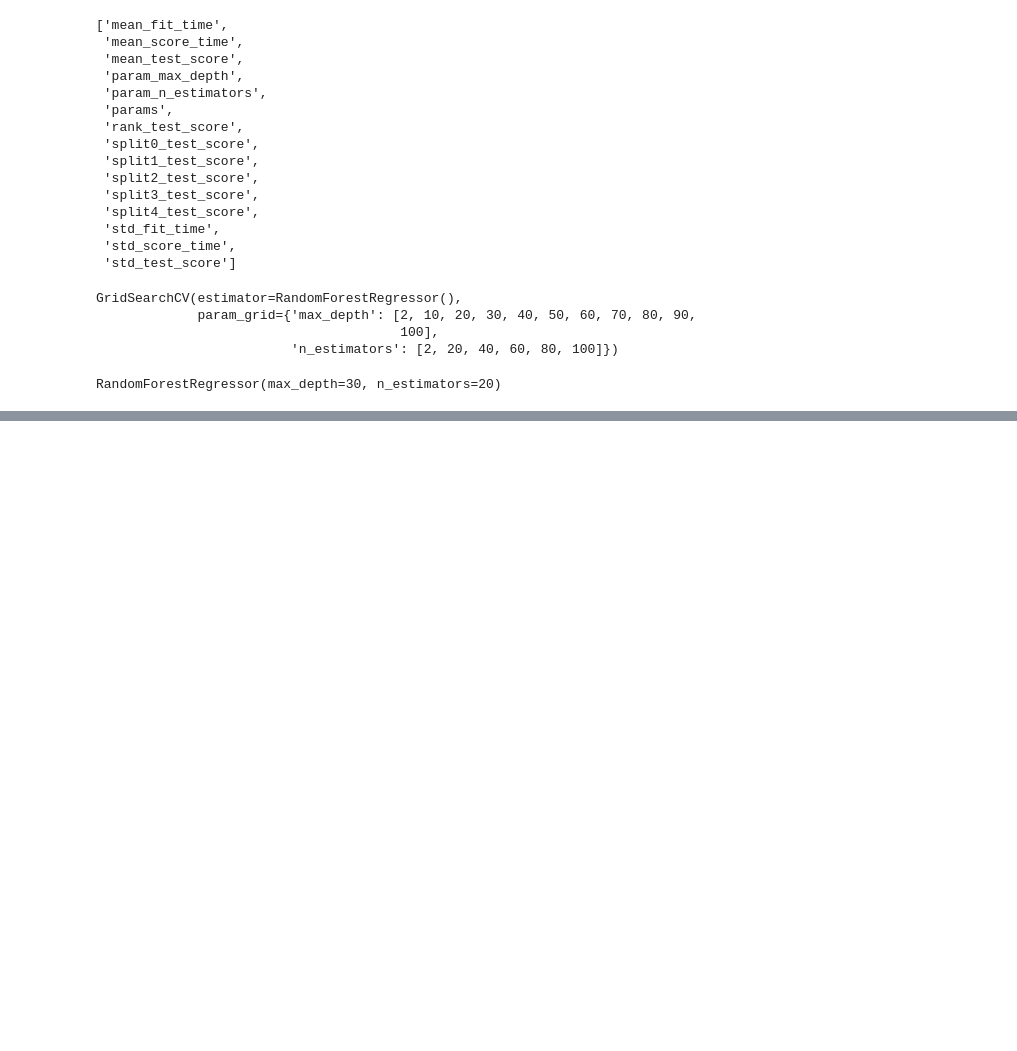
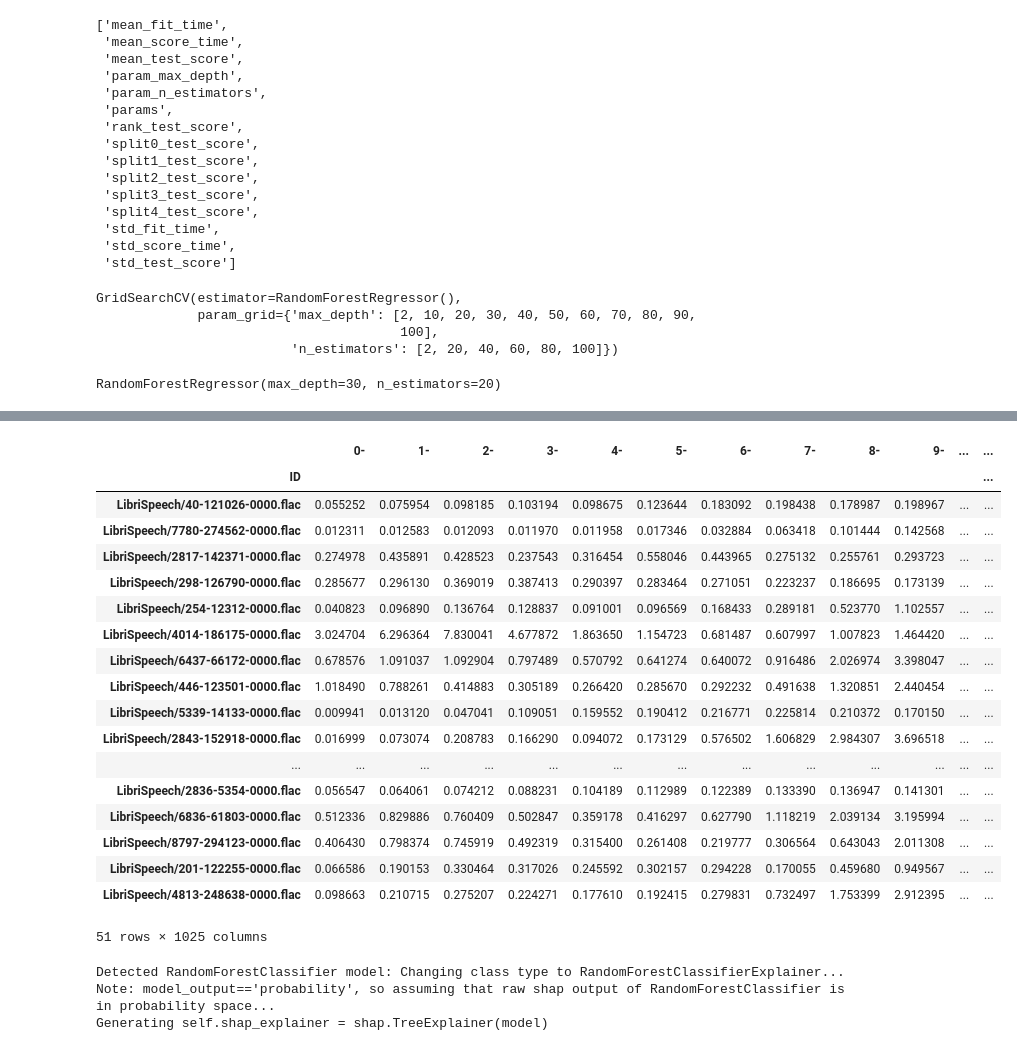
Before and after one commit to corentinpla/hackathon-statup-2022, a Jupyter notebook: Reconnaissance Femme_Homme/Notebook_test_Paul.ipynb, the cells around one changed output, grey strips where cells are left out. Cells and saved outputs as stored; diff of their text form; code cells hidden in the pictures; blank space fills up the shorter version.

```diff
--- a/Reconnaissance Femme_Homme/Notebook_test_Paul.ipynb
+++ b/Reconnaissance Femme_Homme/Notebook_test_Paul.ipynb
@@ -275,0 +219,30 @@ data
+# %%
+X_test=data[data['ORIGIN-']=='TEST'].drop(columns=['SEXE-','ORIGIN-'])
+X_test
+# %% [output]
+|  | 0- | 1- | 2- | 3- | 4- | 5- | 6- | 7- | 8- | 9- | ... | ... |
+| ID |  |  |  |  |  |  |  |  |  |  |  | ... |
+| LibriSpeech/40-121026-0000.flac | 0.055252 | 0.075954 | 0.098185 | 0.103194 | 0.098675 | 0.123644 | 0.183092 | 0.198438 | 0.178987 | 0.198967 | ... | ... |
+| LibriSpeech/7780-274562-0000.flac | 0.012311 | 0.012583 | 0.012093 | 0.011970 | 0.011958 | 0.017346 | 0.032884 | 0.063418 | 0.101444 | 0.142568 | ... | ... |
+| LibriSpeech/2817-142371-0000.flac | 0.274978 | 0.435891 | 0.428523 | 0.237543 | 0.316454 | 0.558046 | 0.443965 | 0.275132 | 0.255761 | 0.293723 | ... | ... |
+| LibriSpeech/298-126790-0000.flac | 0.285677 | 0.296130 | 0.369019 | 0.387413 | 0.290397 | 0.283464 | 0.271051 | 0.223237 | 0.186695 | 0.173139 | ... | ... |
+| LibriSpeech/254-12312-0000.flac | 0.040823 | 0.096890 | 0.136764 | 0.128837 | 0.091001 | 0.096569 | 0.168433 | 0.289181 | 0.523770 | 1.102557 | ... | ... |
+| LibriSpeech/4014-186175-0000.flac | 3.024704 | 6.296364 | 7.830041 | 4.677872 | 1.863650 | 1.154723 | 0.681487 | 0.607997 | 1.007823 | 1.464420 | ... | ... |
+| LibriSpeech/6437-66172-0000.flac | 0.678576 | 1.091037 | 1.092904 | 0.797489 | 0.570792 | 0.641274 | 0.640072 | 0.916486 | 2.026974 | 3.398047 | ... | ... |
+| LibriSpeech/446-123501-0000.flac | 1.018490 | 0.788261 | 0.414883 | 0.305189 | 0.266420 | 0.285670 | 0.292232 | 0.491638 | 1.320851 | 2.440454 | ... | ... |
+| LibriSpeech/5339-14133-0000.flac | 0.009941 | 0.013120 | 0.047041 | 0.109051 | 0.159552 | 0.190412 | 0.216771 | 0.225814 | 0.210372 | 0.170150 | ... | ... |
+| LibriSpeech/2843-152918-0000.flac | 0.016999 | 0.073074 | 0.208783 | 0.166290 | 0.094072 | 0.173129 | 0.576502 | 1.606829 | 2.984307 | 3.696518 | ... | ... |
+| ... | ... | ... | ... | ... | ... | ... | ... | ... | ... | ... | ... | ... |
+| LibriSpeech/2836-5354-0000.flac | 0.056547 | 0.064061 | 0.074212 | 0.088231 | 0.104189 | 0.112989 | 0.122389 | 0.133390 | 0.136947 | 0.141301 | ... | ... |
+| LibriSpeech/6836-61803-0000.flac | 0.512336 | 0.829886 | 0.760409 | 0.502847 | 0.359178 | 0.416297 | 0.627790 | 1.118219 | 2.039134 | 3.195994 | ... | ... |
+| LibriSpeech/8797-294123-0000.flac | 0.406430 | 0.798374 | 0.745919 | 0.492319 | 0.315400 | 0.261408 | 0.219777 | 0.306564 | 0.643043 | 2.011308 | ... | ... |
+| LibriSpeech/201-122255-0000.flac | 0.066586 | 0.190153 | 0.330464 | 0.317026 | 0.245592 | 0.302157 | 0.294228 | 0.170055 | 0.459680 | 0.949567 | ... | ... |
+| LibriSpeech/4813-248638-0000.flac | 0.098663 | 0.210715 | 0.275207 | 0.224271 | 0.177610 | 0.192415 | 0.279831 | 0.732497 | 1.753399 | 2.912395 | ... | ... |
+51 rows × 1025 columns
+# %%
+from explainerdashboard import ClassifierExplainer, ExplainerDashboard
+explainer = ClassifierExplainer(clf, data[data['ORIGIN-']=='TEST'].drop(columns=['SEXE-','ORIGIN-']), y_test)
+# %% [output]
+Detected RandomForestClassifier model: Changing class type to RandomForestClassifierExplainer...
+Note: model_output=='probability', so assuming that raw shap output of RandomForestClassifier is in probability space...
+Generating self.shap_explainer = shap.TreeExplainer(model)
```
Also changed, not shown: parts of 23 cells of this notebook, 1 other file.
